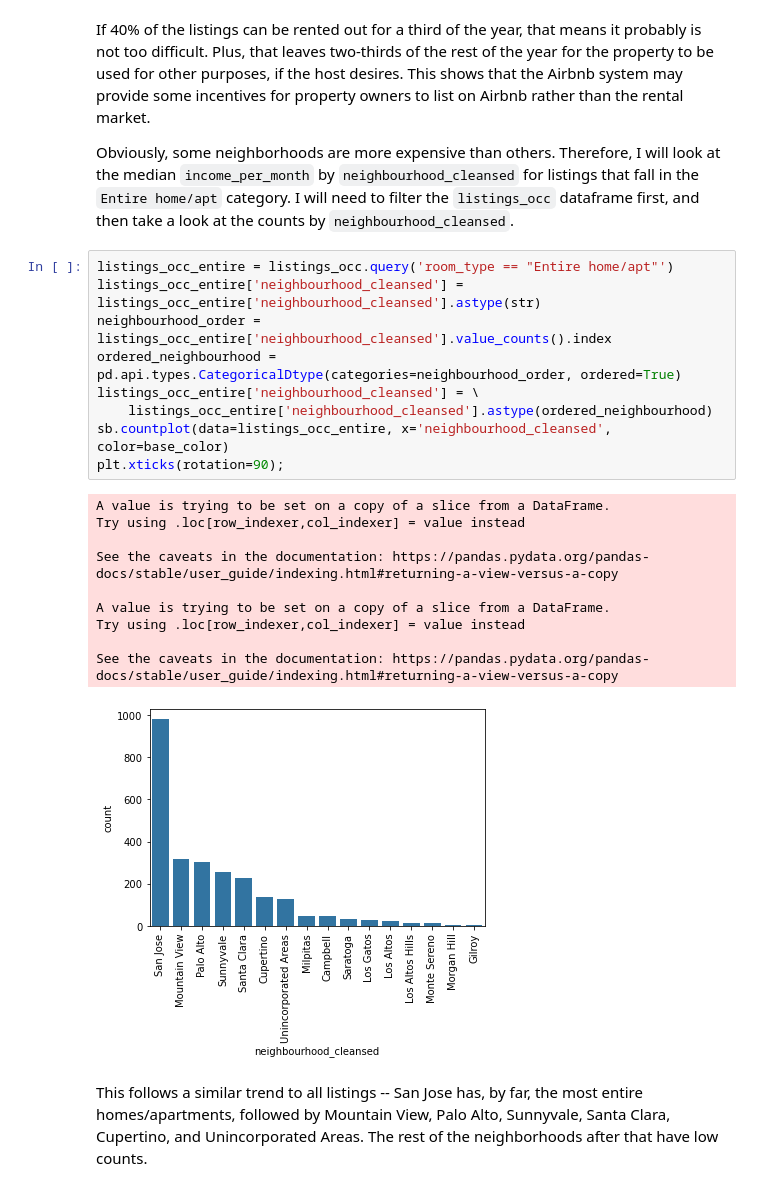
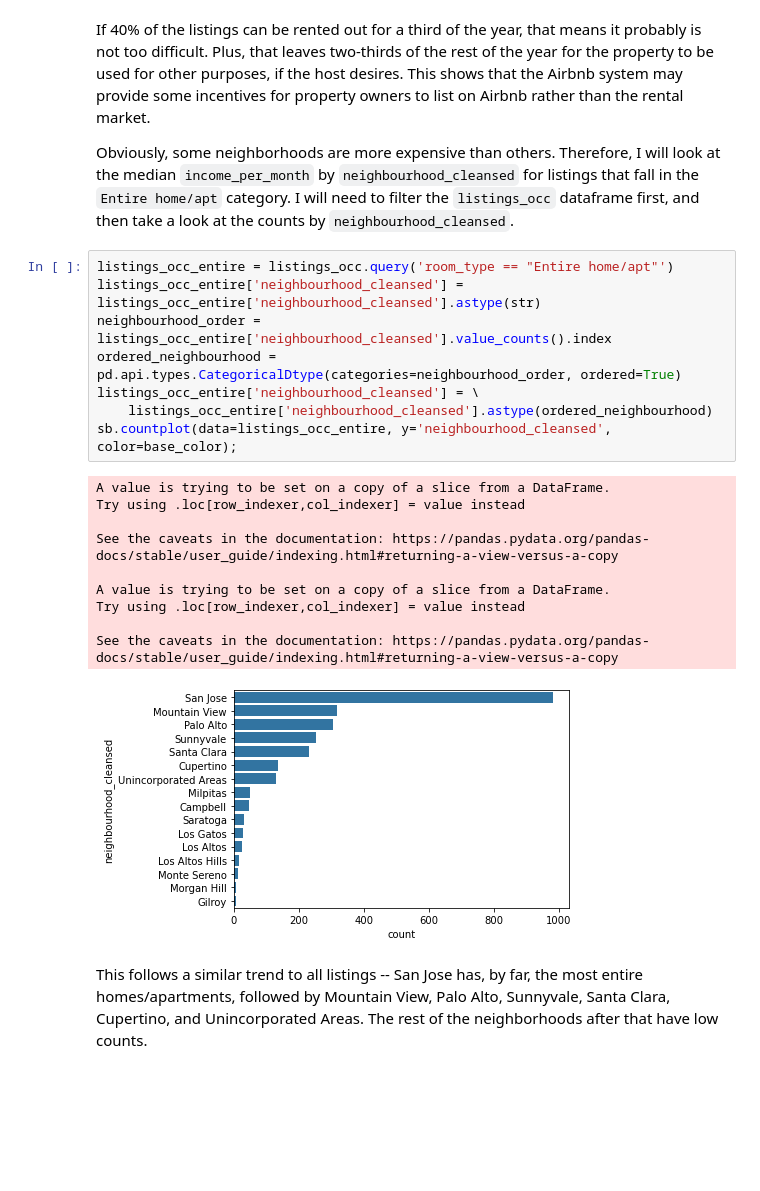
Before and after one commit to evanchen13/scc-airbnb, a Jupyter notebook: scc-airbnb.ipynb, the cells around one changed output. Drawn from its saved outputs; the diff is of its cells as text; blank space fills up the shorter version.

```diff
--- a/scc-airbnb.ipynb
+++ b/scc-airbnb.ipynb
@@ -463,23 +461,22 @@ Obviously, some neighborhoods are more expensive than others. Therefore, I will
 # %%
 listings_occ_entire = listings_occ.query('room_type == "Entire home/apt"')
 listings_occ_entire['neighbourhood_cleansed'] = listings_occ_entire['neighbourhood_cleansed'].astype(str)
 neighbourhood_order = listings_occ_entire['neighbourhood_cleansed'].value_counts().index
 ordered_neighbourhood = pd.api.types.CategoricalDtype(categories=neighbourhood_order, ordered=True)
 listings_occ_entire['neighbourhood_cleansed'] = \
     listings_occ_entire['neighbourhood_cleansed'].astype(ordered_neighbourhood)
-sb.countplot(data=listings_occ_entire, x='neighbourhood_cleansed', color=base_color)
-plt.xticks(rotation=90);
+sb.countplot(data=listings_occ_entire, y='neighbourhood_cleansed', color=base_color);
 # %% [output]
 A value is trying to be set on a copy of a slice from a DataFrame.
 Try using .loc[row_indexer,col_indexer] = value instead
 
 See the caveats in the documentation: https://pandas.pydata.org/pandas-docs/stable/user_guide/indexing.html#returning-a-view-versus-a-copy
 
 A value is trying to be set on a copy of a slice from a DataFrame.
 Try using .loc[row_indexer,col_indexer] = value instead
 
 See the caveats in the documentation: https://pandas.pydata.org/pandas-docs/stable/user_guide/indexing.html#returning-a-view-versus-a-copy
-[figure, old version]
+[figure, new version]
 # %% [markdown]
 This follows a similar trend to all listings -- San Jose has, by far, the most entire homes/apartments, followed by Mountain View, Palo Alto, Sunnyvale, Santa Clara, Cupertino, and Unincorporated Areas. The rest of the neighborhoods after that have low counts.
 # %%
```
Also changed, not shown: parts of 8 cells of this notebook.
